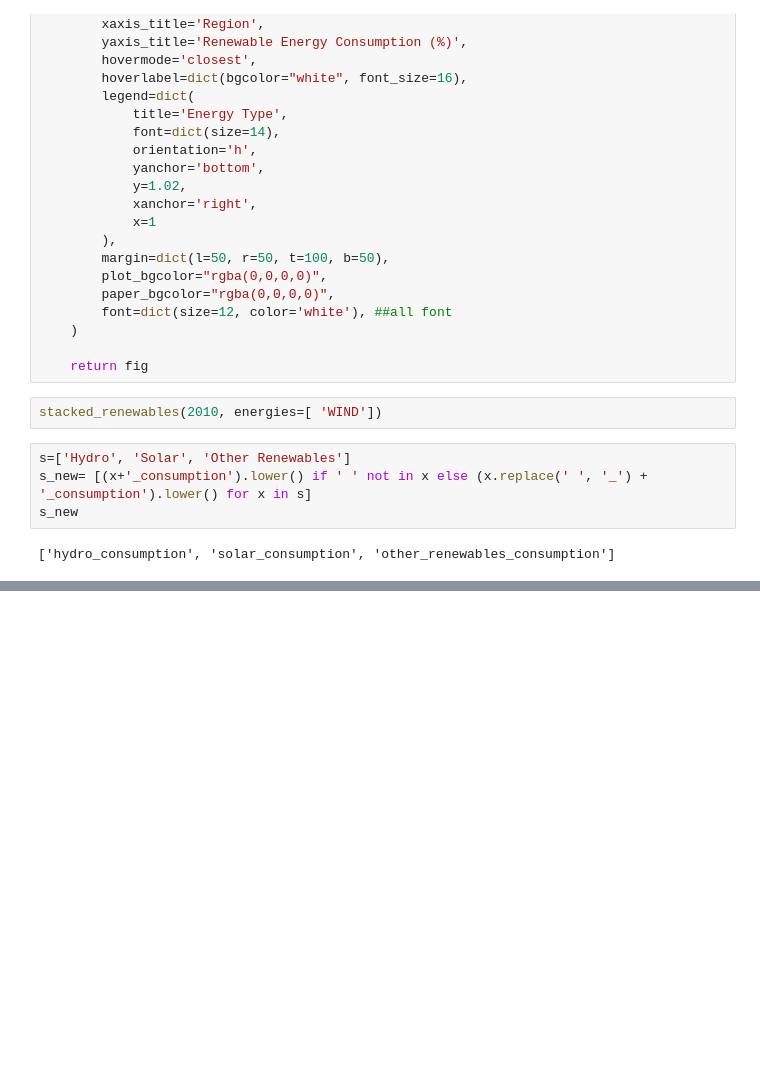
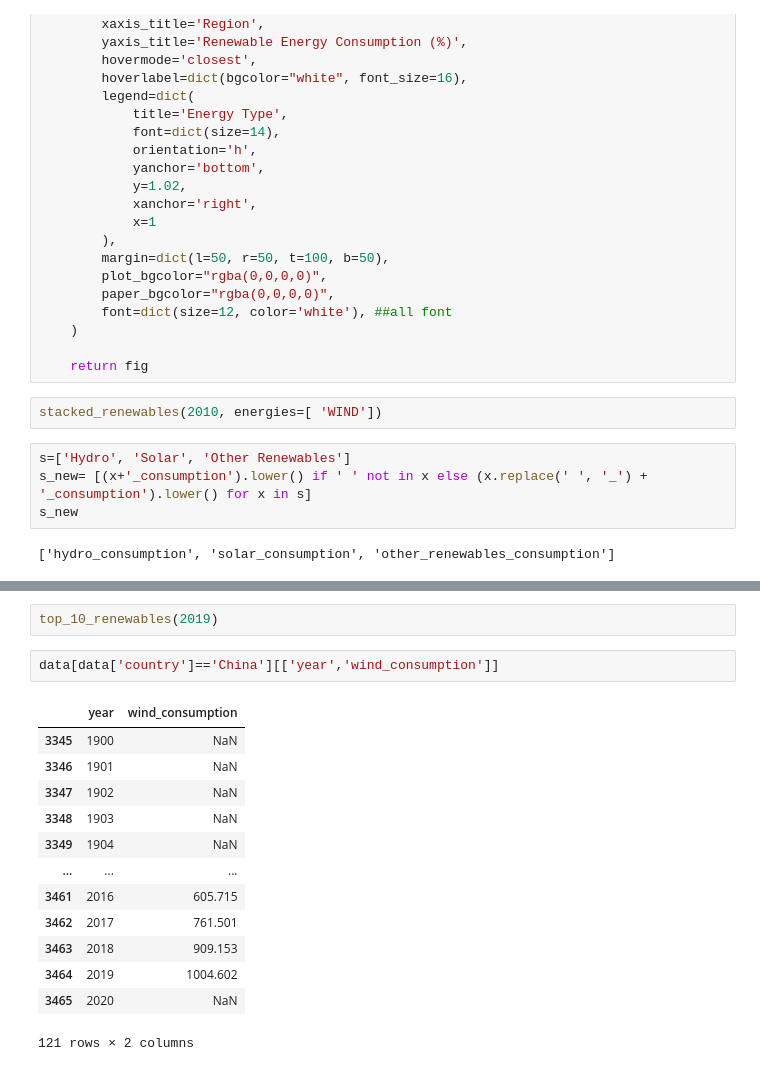
Before and after one commit to henrymmarques/DataVizProj, a Jupyter notebook: project_DV.ipynb, the cells around one changed output, grey strips where cells are left out. Cells and saved outputs as stored; diff of their text form; blank space fills up the shorter version.

```diff
--- a/project_DV.ipynb
+++ b/project_DV.ipynb
@@ -886,0 +955,18 @@ s_new
+# %%
+top_10_renewables(2019)
+# %%
+data[data['country']=='China'][['year','wind_consumption']]
+# %% [output]
+|  | year | wind_consumption |
+| 3345 | 1900 | NaN |
+| 3346 | 1901 | NaN |
+| 3347 | 1902 | NaN |
+| 3348 | 1903 | NaN |
+| 3349 | 1904 | NaN |
+| ... | ... | ... |
+| 3461 | 2016 | 605.715 |
+| 3462 | 2017 | 761.501 |
+| 3463 | 2018 | 909.153 |
+| 3464 | 2019 | 1004.602 |
+| 3465 | 2020 | NaN |
+121 rows × 2 columns
```
Also changed, not shown: parts of 3 cells of this notebook, 1 other file.
